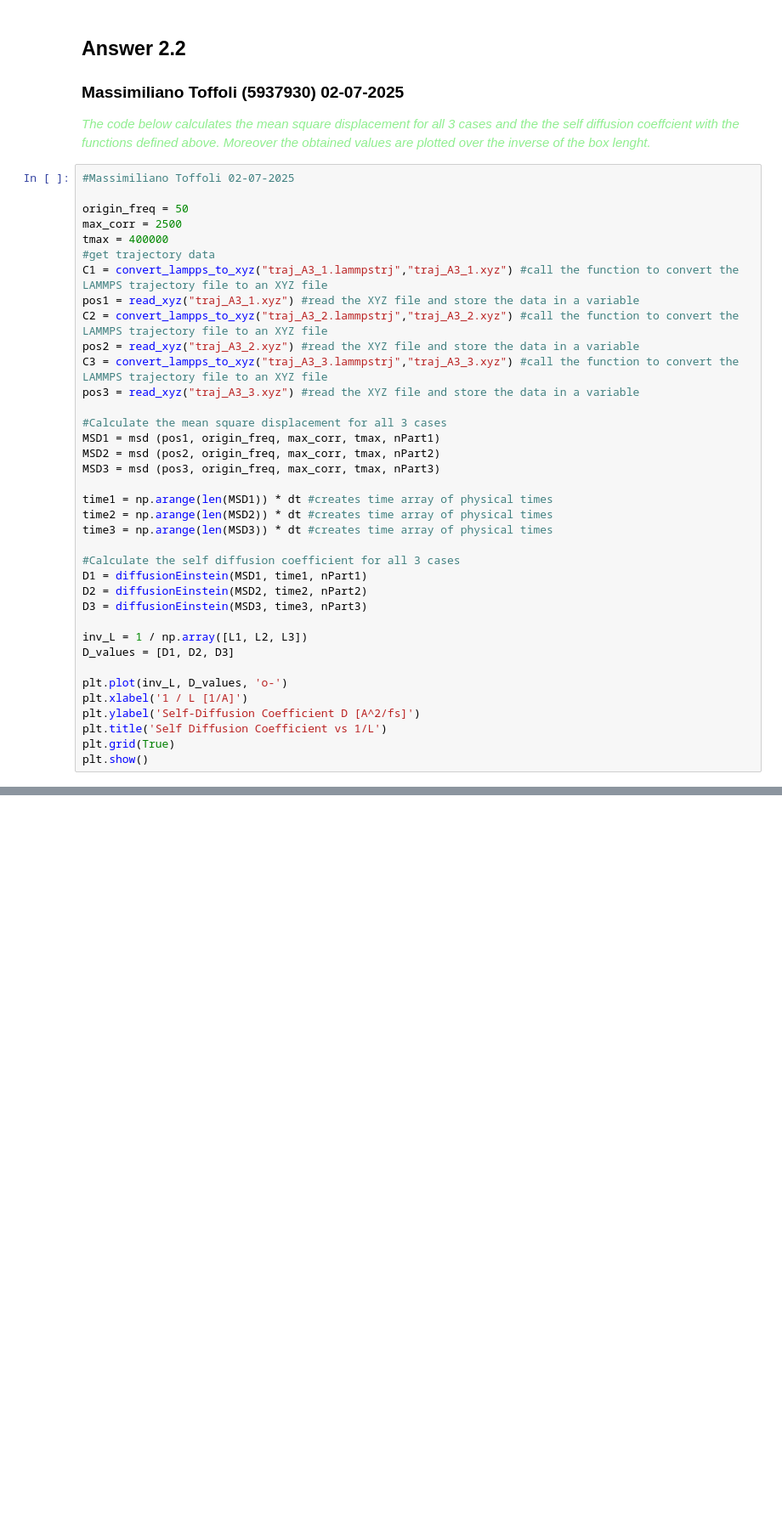
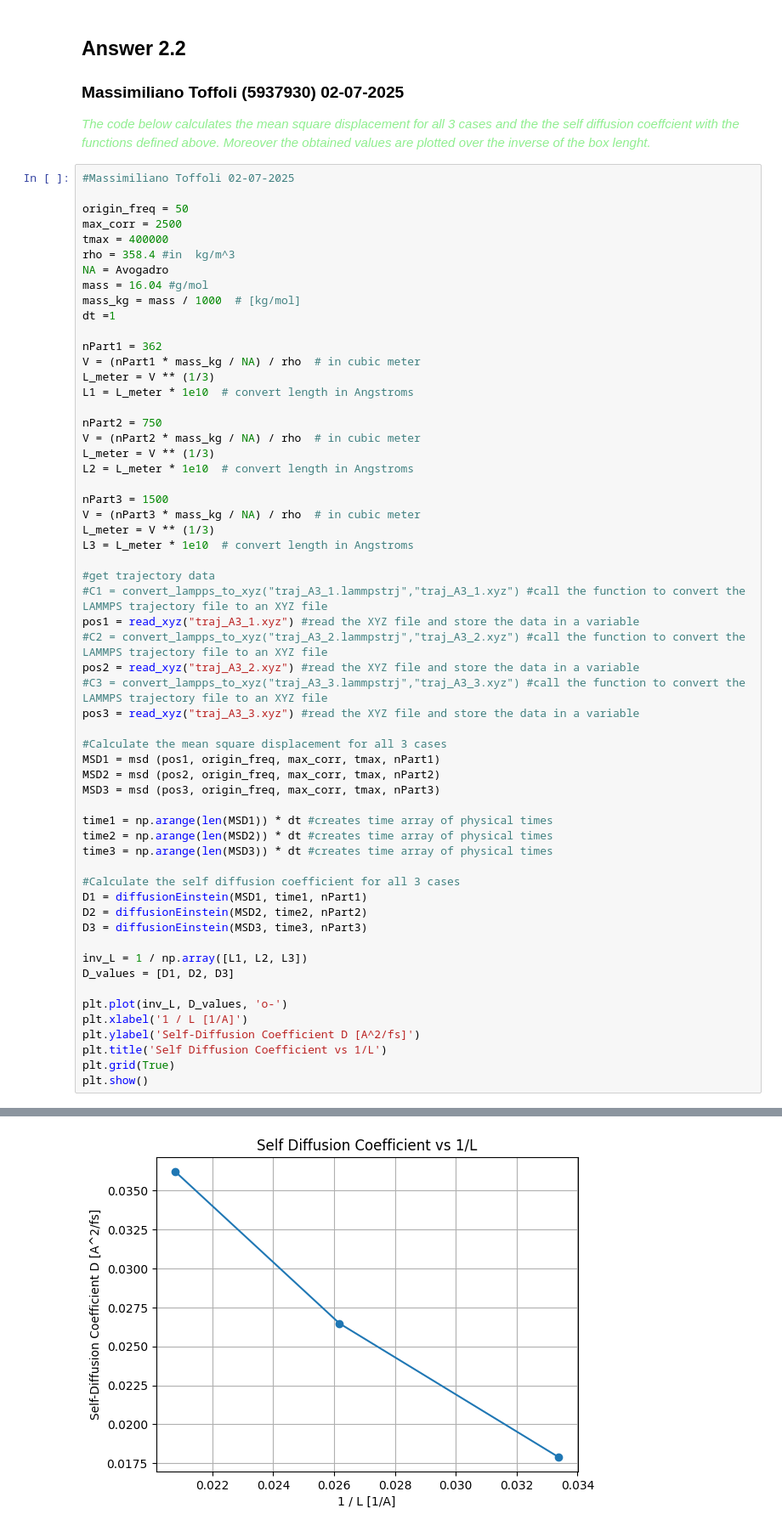
Before and after one commit to Seven1818/Particle_based_modellin_assignment, a Jupyter notebook: assignment3.ipynb, the cells around one changed output, grey strips where cells are left out. Shown at 85% size. Drawn from its saved outputs; the diff is of its cells as text; blank space fills up the shorter version.

Commit message:
Run of part 2 is complete, comments are missing

```diff
--- a/assignment3.ipynb
+++ b/assignment3.ipynb
@@ -372,12 +372,33 @@ The code below calculates the mean square displacement for all 3 cases and the t
 origin_freq = 50
 max_corr = 2500
 tmax = 400000
+rho = 358.4 #in  kg/m^3
+NA = Avogadro
+mass = 16.04 #g/mol
+mass_kg = mass / 1000  # [kg/mol]
+dt =1
+
+nPart1 = 362
+V = (nPart1 * mass_kg / NA) / rho  # in cubic meter
+L_meter = V ** (1/3)
+L1 = L_meter * 1e10  # convert length in Angstroms
+
+nPart2 = 750
+V = (nPart2 * mass_kg / NA) / rho  # in cubic meter
+L_meter = V ** (1/3)
+L2 = L_meter * 1e10  # convert length in Angstroms
+
+nPart3 = 1500
+V = (nPart3 * mass_kg / NA) / rho  # in cubic meter
+L_meter = V ** (1/3)
+L3 = L_meter * 1e10  # convert length in Angstroms
+
 #get trajectory data
-C1 = convert_lampps_to_xyz("traj_A3_1.lammpstrj","traj_A3_1.xyz") #call the function to convert the LAMMPS trajectory file to an XYZ file
+#C1 = convert_lampps_to_xyz("traj_A3_1.lammpstrj","traj_A3_1.xyz") #call the function to convert the LAMMPS trajectory file to an XYZ file
 pos1 = read_xyz("traj_A3_1.xyz") #read the XYZ file and store the data in a variable
-C2 = convert_lampps_to_xyz("traj_A3_2.lammpstrj","traj_A3_2.xyz") #call the function to convert the LAMMPS trajectory file to an XYZ file
+#C2 = convert_lampps_to_xyz("traj_A3_2.lammpstrj","traj_A3_2.xyz") #call the function to convert the LAMMPS trajectory file to an XYZ file
 pos2 = read_xyz("traj_A3_2.xyz") #read the XYZ file and store the data in a variable
-C3 = convert_lampps_to_xyz("traj_A3_3.lammpstrj","traj_A3_3.xyz") #call the function to convert the LAMMPS trajectory file to an XYZ file
+#C3 = convert_lampps_to_xyz("traj_A3_3.lammpstrj","traj_A3_3.xyz") #call the function to convert the LAMMPS trajectory file to an XYZ file
 pos3 = read_xyz("traj_A3_3.xyz") #read the XYZ file and store the data in a variable
 
 #Calculate the mean square displacement for all 3 cases
@@ -408,3 +428,4 @@ KeyboardInterrupt:
+[figure, added]
 # %% [markdown]
 ### Question 2.3
 
```
Also changed, not shown: parts of 2 cells of this notebook.
